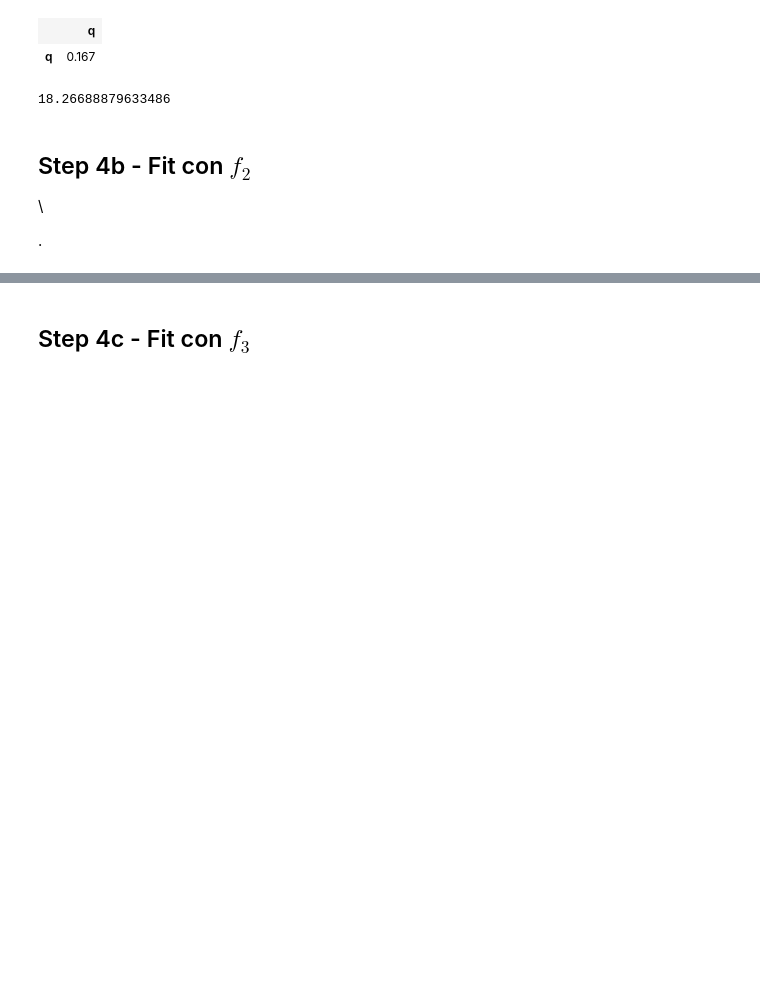
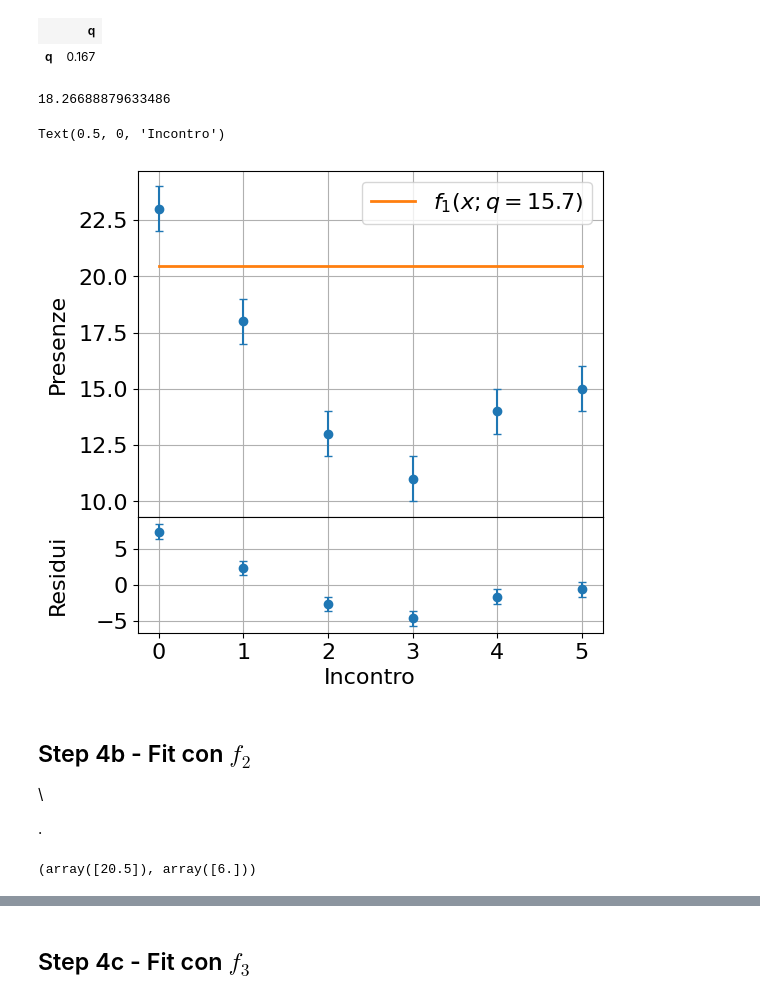
Before and after one commit to cerasole/EnvironmentalRadioactivity, a Jupyter notebook: Notebooks/Presenze.ipynb, the cells around one changed output, grey strips where cells are left out. Cells and saved outputs as stored; diff of their text form; code cells hidden in the pictures; blank space fills up the shorter version.

```diff
--- a/Notebooks/Presenze.ipynb
+++ b/Notebooks/Presenze.ipynb
@@ -238,9 +235,9 @@ ax.grid();
 [figure]
 # %%
 _q_vec = np.linspace(14, 17)
-chi_1 = np.array(
-    [ chi_square(incontri, presenze, presenze_err, f_1, _q) for _q in _q_vec]
-)
+chi_1 = np.zeros(len(_q_vec))
+for i, _q in enumerate(_q_vec):
+  chi_1[i] = chi_square(incontri, presenze, presenze_err, f_1, _q)
 
 # Plot
 fig, ax = plt.subplots(figsize = (8, 6))
@@ -249,7 +246,6 @@ ax.set_xlabel("$q$")
 ax.set_ylabel("$\chi^2$")
 ax.grid()
 
-
 min_chi1 = np.min(chi_1)
 _q_min = _q_vec[np.argmin(chi_1)]
 ax.axvline(_q_min, label = "$q = %.1f$" % _q_min, color = "tab:red")
@@ -288,10 +288,10 @@ Requirement already satisfied: numpy>=1.21 in /usr/local/lib/python3.11/dist-pac
 from iminuit import Minuit
 from iminuit.cost import LeastSquares
 
-lsq = LeastSquares (incontri, presenze, presenze_err, f_1)
-m = Minuit(lsq, q = 16)
-m.migrad()
-m.hesse()
+lsq1 = LeastSquares (incontri, presenze, presenze_err, f_1)
+m1 = Minuit(lsq1, q = 16)
+m1.migrad()
+m1.hesse()
 # %% [output]
 | Migrad |  |
 | FCN = 91.33 (χ²/ndof = 18.3) | Nfcn = 16 |
@@ -308,5 +308,45 @@ m.hesse()
 # %% [output]
 18.26688879633486
+# %%
+f = f_1
+m = m1
+figize = (6, 6)
+
+fig, axs = plt.subplots(2, 1, figsize = figsize, gridspec_kw={"height_ratios":[3, 1]}, sharex = True)
+fig.subplots_adjust(hspace = 0)
+
+ax = axs[0]
+ax.yaxis.set_label_coords(-0.15, 0.5)
+ax.errorbar(incontri, presenze, yerr = presenze_err, ls = "None", marker = "o", markersize = 6, capsize = 3)
+ax.set_ylabel("Presenze")
+ax.set_xticks(incontri.astype("int"))
+ax.grid()
+
+x = np.linspace(0, incontri[-1])
+lw = 2
+
+# f_1
+ax.plot(x, f(x, q = _q), ls = "solid", lw = lw, label = "$f_1(x; q = %.1f)$" % m.values[0])
+
+# Legenda
+ax.legend();
+
+ax = axs[1]
+ax.yaxis.set_label_coords(-0.15, 0.5)
+residui = (presenze - f(incontri, *m.values)) / presenze_err
+ax.errorbar(
+    incontri,
+    residui,
+    yerr = np.ones(len(presenze)),
+    ls = "None", marker = "o", markersize = 6, capsize = 3
+)
+ax.grid()
+ax.set_ylim(residui.min()-2, residui.max()+2)
+ax.set_ylabel("Residui")
+ax.set_xlabel("Incontro")
+# %% [output]
+Text(0.5, 0, 'Incontro')
+[figure, added]
 # %% [markdown]
 
 ## Step 4b - Fit con $f_2$
@@ -327 +367,7 @@ for i in range(n):
+# %%
+chi_2_min = chi_2.min()
+C_best, tau_best = C_vec[np.where(chi_2 == chi_2.min())[0]], tau_vec[np.where(chi_2 == chi_2.min())[1]]
+C_best, tau_best
+# %% [output]
+(array([20.5]), array([6.]))
 # %%
```
Also changed, not shown: parts of 27 cells of this notebook.
